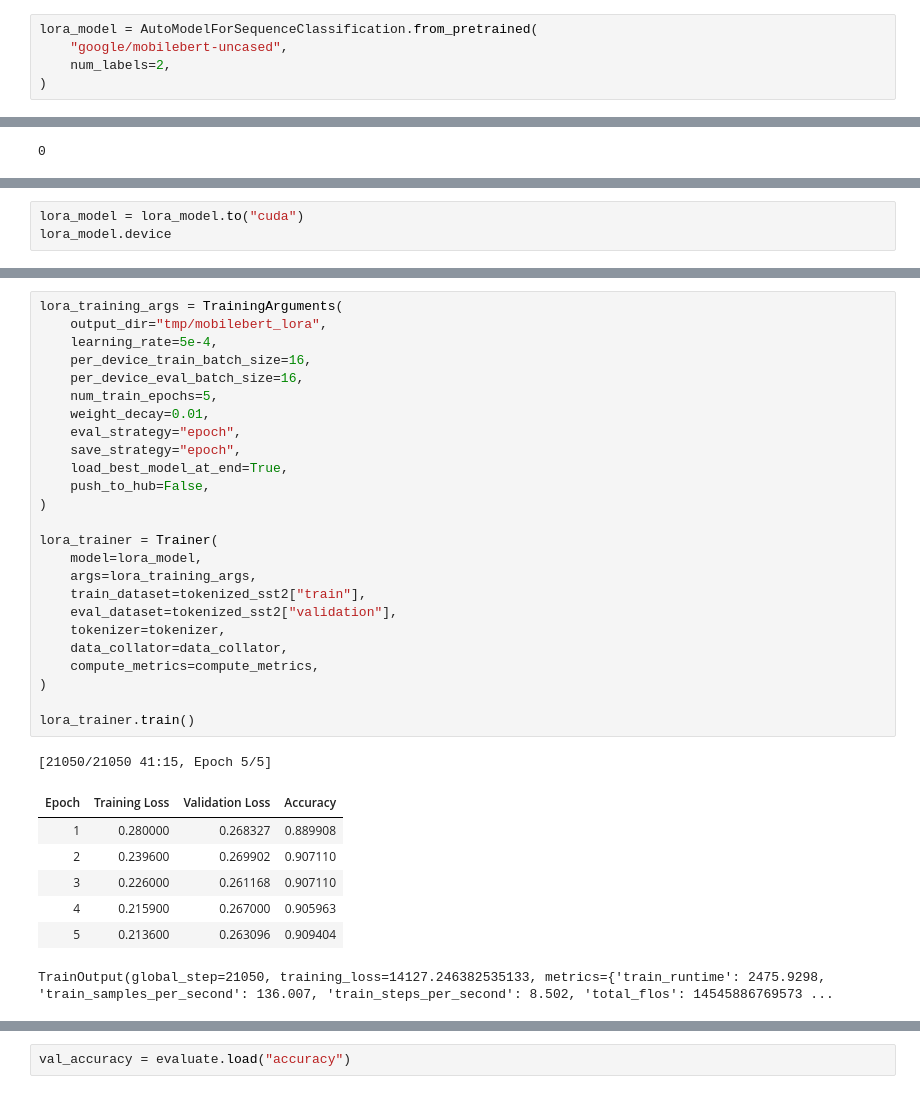
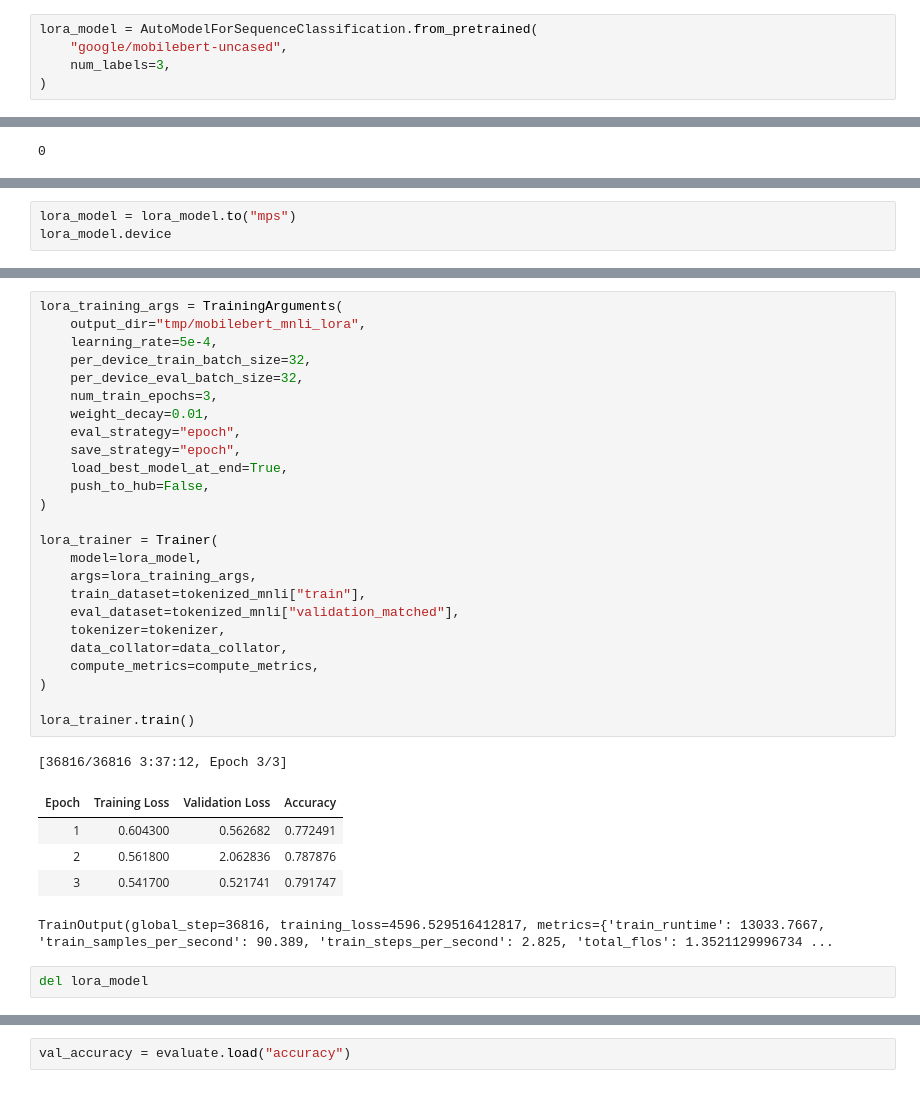
Before and after one commit to rayortigas/_2024-CS230-project, a Jupyter notebook: milestone-mnli.ipynb, the cells around one changed output, grey strips where cells are left out. Drawn from its saved outputs; the diff is of its cells as text.

Commit message:
Start LoRA for MNLI.

```diff
--- a/milestone-mnli.ipynb
+++ b/milestone-mnli.ipynb
@@ -360,7 +357,7 @@ class LoRALayer(nn.Module):
 # %%
 lora_model = AutoModelForSequenceClassification.from_pretrained(
     "google/mobilebert-uncased",
-    num_labels=2,
+    num_labels=3,
 )
 # %% [output]
 Some weights of MobileBertForSequenceClassification were not initialized from the model checkpoint at google/mobilebert-uncased and are newly initialized: ['classifier.bias', 'classifier.weight']
@@ -424,4 +421,4 @@ sum([param.numel() for param in lora_model.parameters() if param.requires_grad])
 # %%
-lora_model = lora_model.to("cuda")
+lora_model = lora_model.to("mps")
 lora_model.device
 # %% [output]
@@ -437,34 +426,34 @@ device(type='cuda', index=0)
 # %%
 lora_training_args = TrainingArguments(
-    output_dir="tmp/mobilebert_lora",
+    output_dir="tmp/mobilebert_mnli_lora",
     learning_rate=5e-4,
-    per_device_train_batch_size=16,
-    per_device_eval_batch_size=16,
-    num_train_epochs=5,
+    per_device_train_batch_size=32,
+    per_device_eval_batch_size=32,
+    num_train_epochs=3,
     weight_decay=0.01,
     eval_strategy="epoch",
     save_strategy="epoch",
     load_best_model_at_end=True,
     push_to_hub=False,
 )
 
 lora_trainer = Trainer(
     model=lora_model,
     args=lora_training_args,
-    train_dataset=tokenized_sst2["train"],
-    eval_dataset=tokenized_sst2["validation"],
+    train_dataset=tokenized_mnli["train"],
+    eval_dataset=tokenized_mnli["validation_matched"],
     tokenizer=tokenizer,
     data_collator=data_collator,
     compute_metrics=compute_metrics,
 )
 
 lora_trainer.train()
 # %% [output]
-[21050/21050 41:15, Epoch 5/5]
+[36816/36816 3:37:12, Epoch 3/3]
 | Epoch | Training Loss | Validation Loss | Accuracy |
-| 1 | 0.280000 | 0.268327 | 0.889908 |
-| 2 | 0.239600 | 0.269902 | 0.907110 |
-| 3 | 0.226000 | 0.261168 | 0.907110 |
-| 4 | 0.215900 | 0.267000 | 0.905963 |
-| 5 | 0.213600 | 0.263096 | 0.909404 |
+| 1 | 0.604300 | 0.562682 | 0.772491 |
+| 2 | 0.561800 | 2.062836 | 0.787876 |
+| 3 | 0.541700 | 0.521741 | 0.791747 |
-TrainOutput(global_step=21050, training_loss=14127.246382535133, metrics={'train_runtime': 2475.9298, 'train_samples_per_second': 136.007, 'train_steps_per_second': 8.502, 'total_flos': 14545886769573 ...
+TrainOutput(global_step=36816, training_loss=4596.529516412817, metrics={'train_runtime': 13033.7667, 'train_samples_per_second': 90.389, 'train_steps_per_second': 2.825, 'total_flos': 1.3521129996734 ...
+# %%
+del lora_model
```
Also changed, not shown: parts of 21 cells of this notebook.
